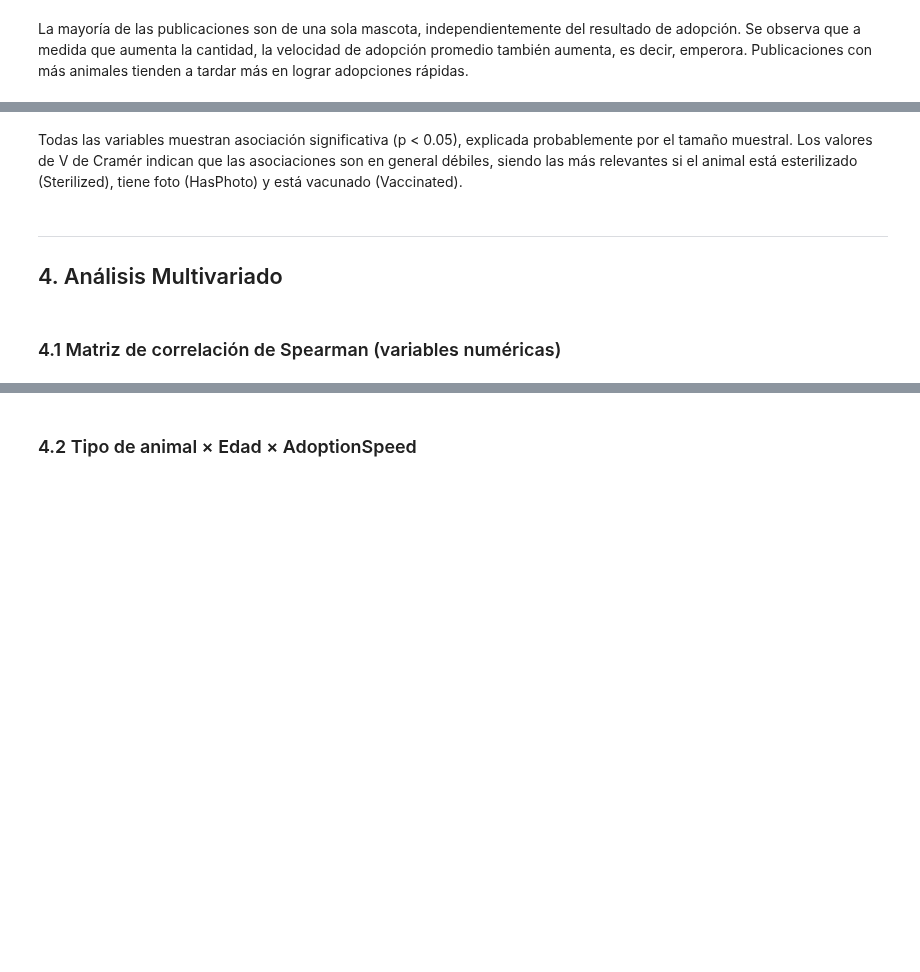
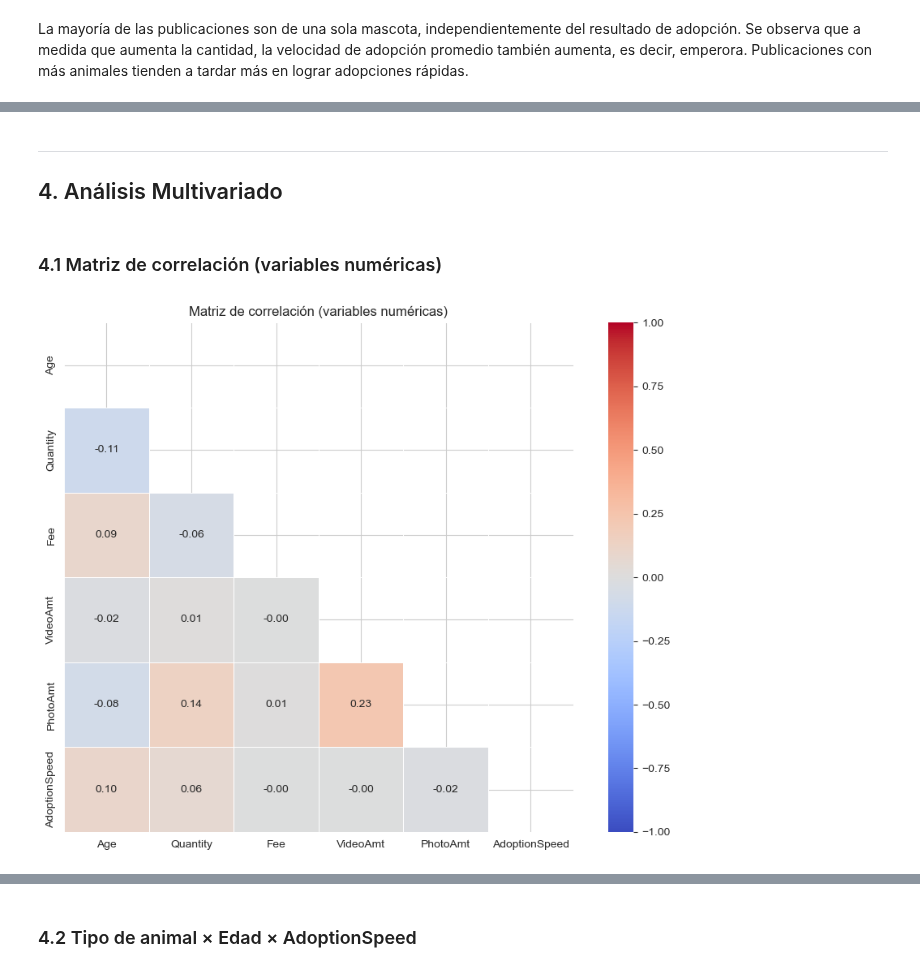
Before and after one commit to patriciasandagorda/UA_MDM_Labo2_Grupo2, a Jupyter notebook: EDA/04_EDA_PetFinder.ipynb, the cells around one changed output, grey strips where cells are left out. Saved outputs shown, nothing was run; the diff lists cells and outputs as text; code cells hidden in the pictures; blank space fills up the shorter version.

```diff
--- a/EDA/04_EDA_PetFinder.ipynb
+++ b/EDA/04_EDA_PetFinder.ipynb
@@ -981,8 +881,19 @@ Error:
-# %% [markdown]
-Todas las variables muestran asociación significativa (p < 0.05), explicada probablemente por el tamaño muestral. Los valores de V de Cramér indican que las asociaciones son en general débiles, siendo las más relevantes si el animal está esterilizado (Sterilized), tiene foto (HasPhoto) y está vacunado (Vaccinated).
 # %% [markdown]
 ---
 ## 4. Análisis Multivariado
 # %% [markdown]
-### 4.1 Matriz de correlación de Spearman (variables numéricas)
+### 4.1 Matriz de correlación (variables numéricas)
+# %%
+num_features = ['Age', 'Quantity', 'Fee', 'VideoAmt', 'PhotoAmt', 'AdoptionSpeed']
+corr = df[num_features].corr()
+
+plt.figure(figsize=(9, 7))
+mask = np.triu(np.ones_like(corr, dtype=bool))
+sns.heatmap(corr, annot=True, fmt='.2f', cmap='coolwarm',
+            mask=mask, vmin=-1, vmax=1, square=True, linewidths=0.5)
+plt.title('Matriz de correlación (variables numéricas)')
+plt.tight_layout()
+plt.show()
+# %% [output]
+[figure, added]
 # %%
```
Also changed, not shown: parts of 70 cells of this notebook.
